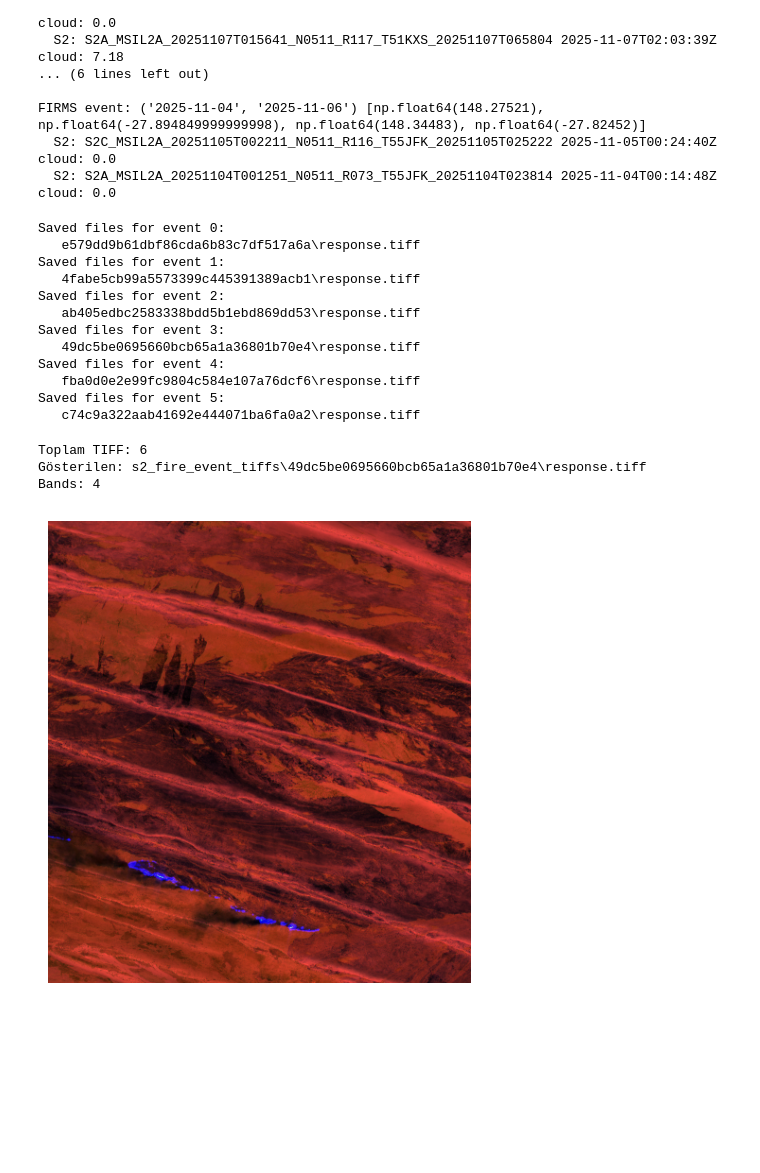
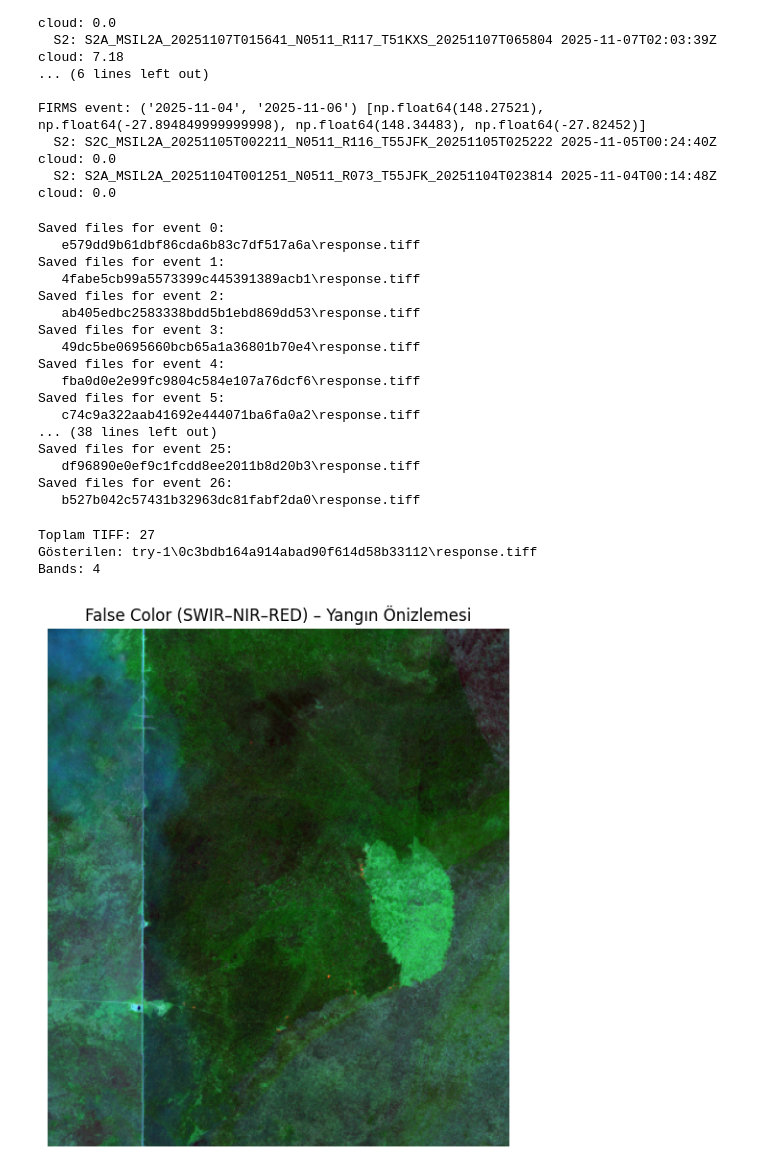
Before and after one commit to Yesimtsn/ForestFireDetection_CS419, a Jupyter notebook: Data_Pulling.ipynb, the cells around one changed output. Drawn from its saved outputs; the diff is of its cells as text; code cells hidden in the pictures; blank space fills up the shorter version.

```diff
--- a/Data_Pulling.ipynb
+++ b/Data_Pulling.ipynb
@@ -229,7 +230,7 @@ def download_s2_for_event(event_idx, ev, item, out_dir):
 for idx, e in enumerate(s2_events):
     ev = e["firms_event"]
     item = e["s2_items"][0]
-    download_s2_for_event(idx, ev, item, "s2_fire_event_tiffs")
+    download_s2_for_event(idx, ev, item, "try-1")
 # %% [output]
 Saved files for event 0:
    e579dd9b61dbf86cda6b83c7df517a6a\response.tiff
@@ -243,50 +244,58 @@ Saved files for event 4:
    fba0d0e2e99fc9804c584e107a76dcf6\response.tiff
 Saved files for event 5:
    c74c9a322aab41692e444071ba6fa0a2\response.tiff
+... (38 lines left out)
+Saved files for event 25:
+   df96890e0ef9c1fcdd8ee2011b8d20b3\response.tiff
+Saved files for event 26:
+   b527b042c57431b32963dc81fabf2da0\response.tiff
 # %%
 import os
 import rasterio
 import numpy as np
 import matplotlib.pyplot as plt
 
-folder = "s2_fire_event_tiffs"
+folder = "try-1"
+tiffs = []
 
-tiffs = []
 for root, _, files in os.walk(folder):
     for f in files:
-        if f.endswith(".tiff") or f.endswith(".tif"):
+        if f.endswith(".tiff"):
             tiffs.append(os.path.join(root, f))
-
 print("Toplam TIFF:", len(tiffs))
 
 index = 0
 path = tiffs[index]
 print("Gösterilen:", path)
 
 with rasterio.open(path) as src:
     img = src.read().astype(np.float32)
 
 print("Bands:", img.shape[0])
 
-# Eğer 4 bant varsa RGB’yi B04-B03-B02’den oluştur
-if img.shape[0] >= 3:
-    r, g, b = img[0], img[1], img[2]
+B04 = img[0]   # Red
+B08 = img[1]   # NIR
+B12 = img[2]   # SWIR
 
-    # Normalizasyon
-    def norm(x):
-        x = x - x.min()
-        if x.max() > 0:
-            x = x / x.max()
-        return x
+def norm(x):
+    x = x - x.min()
+    if x.max() > 0:
+        x = x / x.max()
+    return x
 
-    rgb = np.dstack([norm(r), norm(g), norm(b)])
+rgb = np.dstack([
+    norm(B12),   # R → SWIR
+    norm(B08),   # G → NIR
+    norm(B04)    # B → Red
+])
 
-    plt.figure(figsize=(6,6))
-    plt.imshow(rgb)
-    plt.axis("off")
-    plt.show()
+plt.figure(figsize=(7,7))
+plt.title("False Color (SWIR–NIR–RED) – Yangın Önizlemesi")
+plt.imshow(rgb)
+plt.axis("off")
+plt.show()
 # %% [output]
-Toplam TIFF: 6
-Gösterilen: s2_fire_event_tiffs\49dc5be0695660bcb65a1a36801b70e4\response.tiff
+Toplam TIFF: 27
+Gösterilen: try-1\0c3bdb164a914abad90f614d58b33112\response.tiff
 Bands: 4
-[figure, old version]
+[figure, new version]
```
Also changed, not shown: parts of 3 cells of this notebook, 54 other files.
